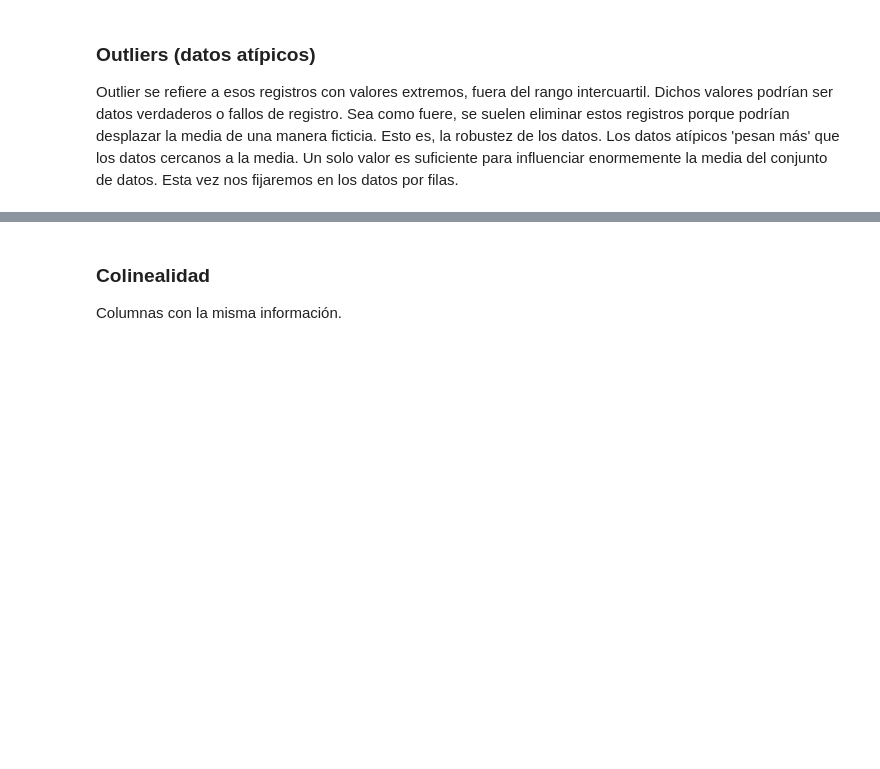
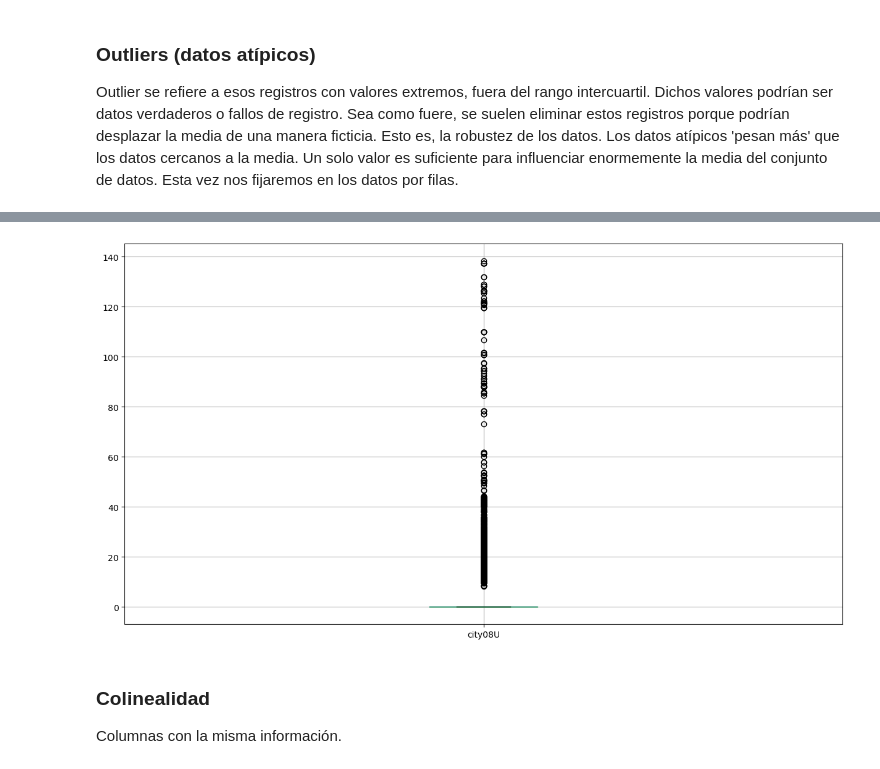
Before and after one commit to Ironhack-Data-Madrid-Octubre-2023/apuntes_clase, a Jupyter notebook: semana_2/3.1 - Data Cleaning.ipynb, the cells around one changed output, grey strips where cells are left out. Saved outputs shown, nothing was run; the diff lists cells and outputs as text; code cells hidden in the pictures; blank space fills up the shorter version.

```diff
--- a/semana_2/3.1 - Data Cleaning.ipynb
+++ b/semana_2/3.1 - Data Cleaning.ipynb
@@ -345,3 +549,7 @@ Outlier se refiere a esos registros con valores extremos, fuera del rango interc
+# %%
+df[['city08U']].boxplot(figsize=(15, 8));
+# %% [output]
+[figure, added]
 # %% [markdown]
 ### Colinealidad
 
```
Also changed, not shown: parts of 30 cells of this notebook.
